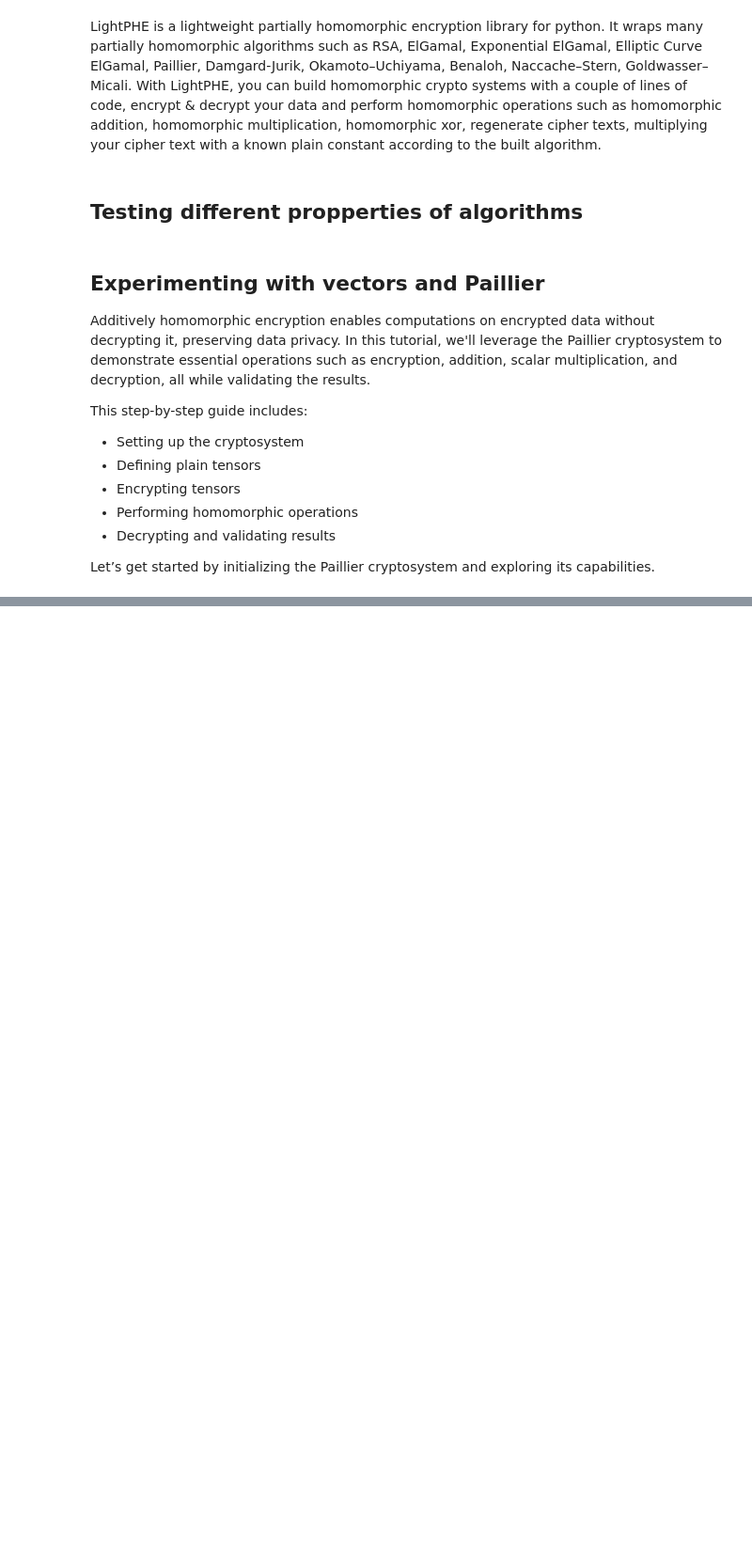
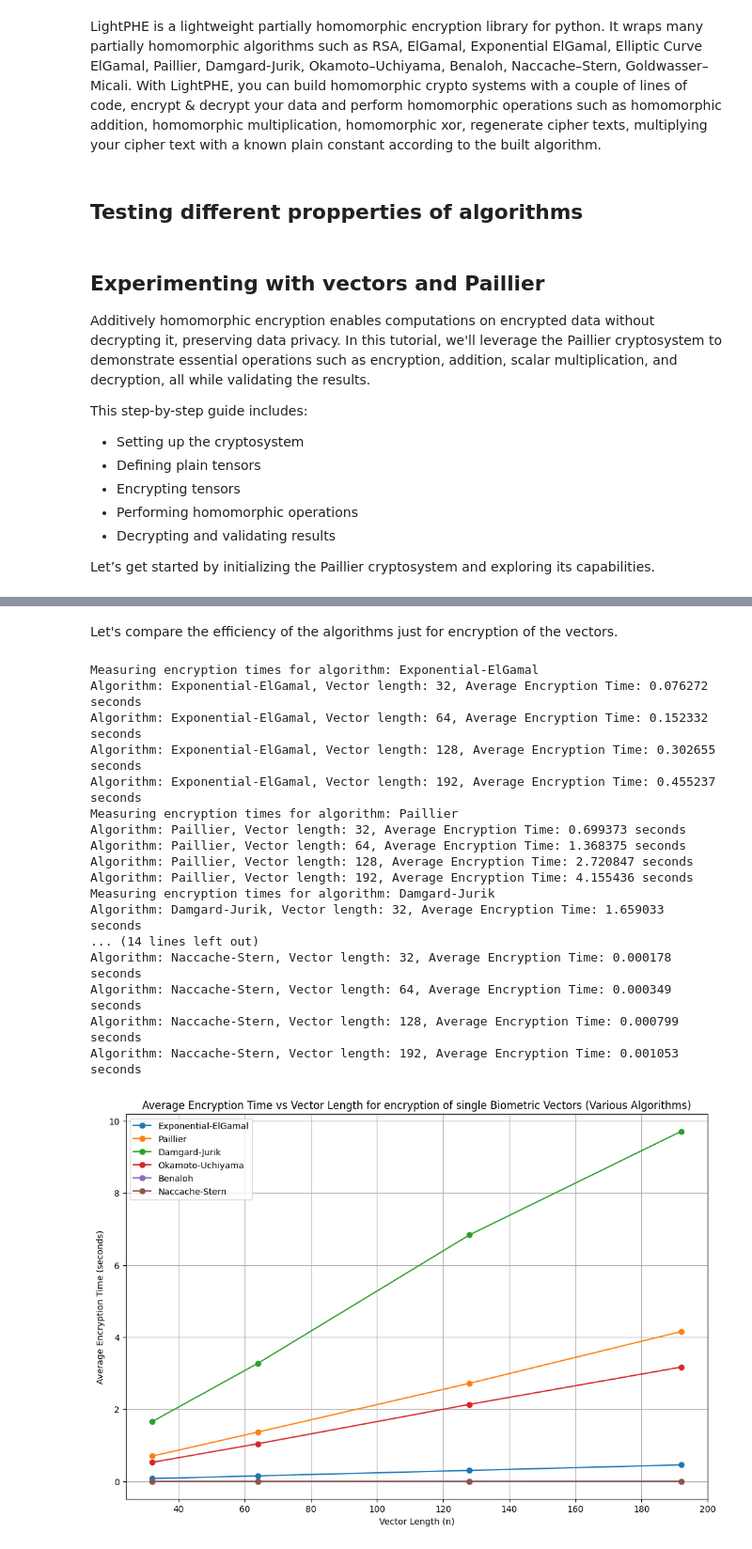
Before and after one commit to FeKapp/security-protocols-project, a Jupyter notebook: Homomorphic Encryption.ipynb, the cells around one changed output, grey strips where cells are left out. Shown: that part at 94% size. Cells and saved outputs as stored; diff of their text form; code cells hidden in the pictures; blank space fills up the shorter version.

```diff
--- a/Homomorphic Encryption.ipynb
+++ b/Homomorphic Encryption.ipynb
@@ -453,0 +579,75 @@ Display the vectors
+# %% [markdown]
+Let's compare the efficiency of the algorithms just for encryption of the vectors.
+# %%
+# Dictionary to hold encryption times for each algorithm and vector length
+encryption_times = {alg: [] for alg in algorithms}
+
+# Run the test for each algorithm and vector length (encryption only)
+for alg in algorithms:
+    # Initialize the encryption scheme for the algorithm
+    cs = LightPHE(algorithm_name=alg)
+    print(f"Measuring encryption times for algorithm: {alg}")
+
+    for n in vector_lengths:
+        times = []
+
+        for _ in range(num_pairs):
+            # Randomly select a label
+            label_X = random.choice(labels)
+
+            # Get the vector and truncate to length n
+            X_raw = ALL_DICT_DATA[label_X][:n]
+
+            # Process the vector to convert to integer representation
+            X = process_vector(X_raw)
+
+            # Start timing
+            start_time = time.time()
+
+            # Encrypt the vector
+            enc_X = [cs.encrypt(int(x)) for x in X]
+
+            # End timing
+            end_time = time.time()
+
+            # Calculate elapsed time and store it
+            elapsed_time = end_time - start_time
+            times.append(elapsed_time)
+
+        # Compute average encryption time for this vector length
+        avg_time = sum(times) / num_pairs
+        encryption_times[alg].append(avg_time)
+        print(f"Algorithm: {alg}, Vector length: {n}, Average Encryption Time: {avg_time:.6f} seconds")
+
+# Plotting the encryption times
+plt.figure(figsize=(12, 8))
+
+# For each algorithm, plot the average encryption times across vector lengths
+for alg in algorithms:
+    plt.plot(vector_lengths, encryption_times[alg], marker='o', label=alg)
+
+plt.xlabel("Vector Length (n)")
+plt.ylabel("Average Encryption Time (seconds)")
+plt.title("Average Encryption Time vs Vector Length for encryption of single Biometric Vectors (Various Algorithms)")
+plt.legend()
+plt.grid(True)
+plt.show()
+# %% [output]
+Measuring encryption times for algorithm: Exponential-ElGamal
+Algorithm: Exponential-ElGamal, Vector length: 32, Average Encryption Time: 0.076272 seconds
+Algorithm: Exponential-ElGamal, Vector length: 64, Average Encryption Time: 0.152332 seconds
+Algorithm: Exponential-ElGamal, Vector length: 128, Average Encryption Time: 0.302655 seconds
+Algorithm: Exponential-ElGamal, Vector length: 192, Average Encryption Time: 0.455237 seconds
+Measuring encryption times for algorithm: Paillier
+Algorithm: Paillier, Vector length: 32, Average Encryption Time: 0.699373 seconds
+Algorithm: Paillier, Vector length: 64, Average Encryption Time: 1.368375 seconds
+Algorithm: Paillier, Vector length: 128, Average Encryption Time: 2.720847 seconds
+Algorithm: Paillier, Vector length: 192, Average Encryption Time: 4.155436 seconds
+Measuring encryption times for algorithm: Damgard-Jurik
+Algorithm: Damgard-Jurik, Vector length: 32, Average Encryption Time: 1.659033 seconds
+... (14 lines left out)
+Algorithm: Naccache-Stern, Vector length: 32, Average Encryption Time: 0.000178 seconds
+Algorithm: Naccache-Stern, Vector length: 64, Average Encryption Time: 0.000349 seconds
+Algorithm: Naccache-Stern, Vector length: 128, Average Encryption Time: 0.000799 seconds
+Algorithm: Naccache-Stern, Vector length: 192, Average Encryption Time: 0.001053 seconds
+[figure, added]
```
Also changed, not shown: parts of 24 cells of this notebook, 2 other files.
